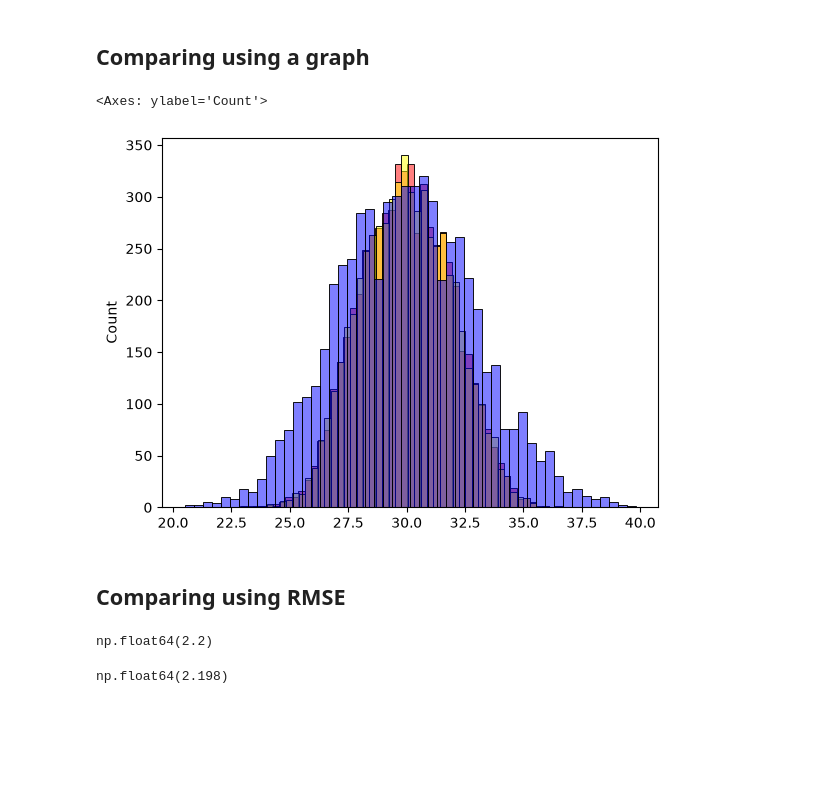
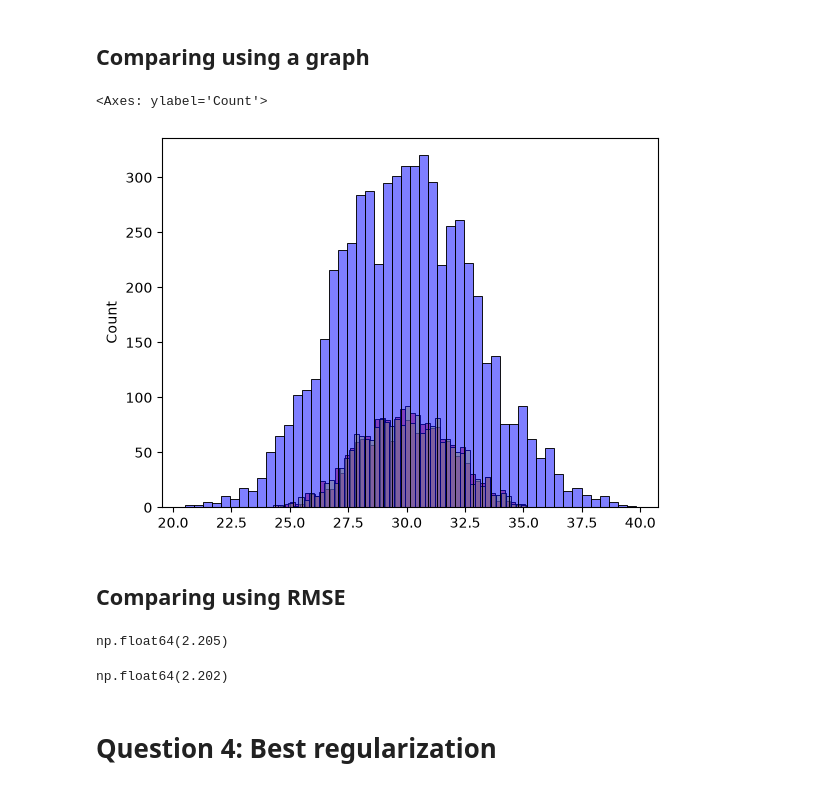
Before and after one commit to GustavoRusso/ml-zoomcamp-homework, a Jupyter notebook: 02-regression/02-regression-hw.ipynb, the cells around one changed output. Drawn from its saved outputs; the diff is of its cells as text; code cells hidden in the pictures; blank space fills up the shorter version.

```diff
--- a/02-regression/02-regression-hw.ipynb
+++ b/02-regression/02-regression-hw.ipynb
@@ -105,6 +105,7 @@ del df_test['fuel_efficiency_mpg']
 ## Training using data that filled NA with zeros
 # %%
 X_train_filled_0 = df_train.fillna(0).values
+X_val_filled_0 = df_val.fillna(0).values
 
 w0_filled_0, w_filled_0 = train_linear_regression(X_train_filled_0, y_train)
 w0_filled_0, w_filled_0
@@ -116,6 +117,7 @@ w0_filled_0, w_filled_0
 # %%
 X_train_median = df_train.horsepower.median()
 X_train_filled_median = df_train.fillna(X_train_median).values
+X_val_filled_median = df_val.fillna(X_train_median).values
 
 w0_filled_median, w_filled_median = train_linear_regression(X_train_filled_median, y_train)
 w0_filled_median, w_filled_median
@@ -125,24 +127,26 @@ w0_filled_median, w_filled_median
 # %% [markdown]
 ## Comparing using a graph
 # %%
-y_pred_filled_0 = w0_filled_0 + X_train_filled_0.dot(w_filled_0)
-y_pred_filled_median = w0_filled_median + X_train_filled_median.dot(w_filled_median)
+y_pred_filled_0 = w0_filled_0 + X_val_filled_0.dot(w_filled_0)
+y_pred_filled_median = w0_filled_median + X_val_filled_median.dot(w_filled_median)
 
 sns.histplot(y_pred_filled_0, color='red', alpha=0.5, bins=50)
 sns.histplot(y_pred_filled_median, color='yellow', alpha=0.5, bins=50)
 sns.histplot(y_train, color='blue', alpha=0.5, bins=50)
 # %% [output]
 <Axes: ylabel='Count'>
-[figure, old version]
+[figure, new version]
 # %% [markdown]
 ## Comparing using RMSE
 # %%
-RMSE_pred_filled_0  = rmse(y_train, y_pred_filled_0)
+RMSE_pred_filled_0  = rmse(y_val, y_pred_filled_0)
 round(RMSE_pred_filled_0, 3)
 # %% [output]
-np.float64(2.2)
+np.float64(2.205)
 # %%
-RMSE_pred_filled_median = rmse(y_train, y_pred_filled_median)
+RMSE_pred_filled_median = rmse(y_val, y_pred_filled_median)
 round(RMSE_pred_filled_median, 3)
 # %% [output]
-np.float64(2.198)
+np.float64(2.202)
+# %% [markdown]
+# Question 4: Best regularization
```
Also changed, not shown: 1 other file.
